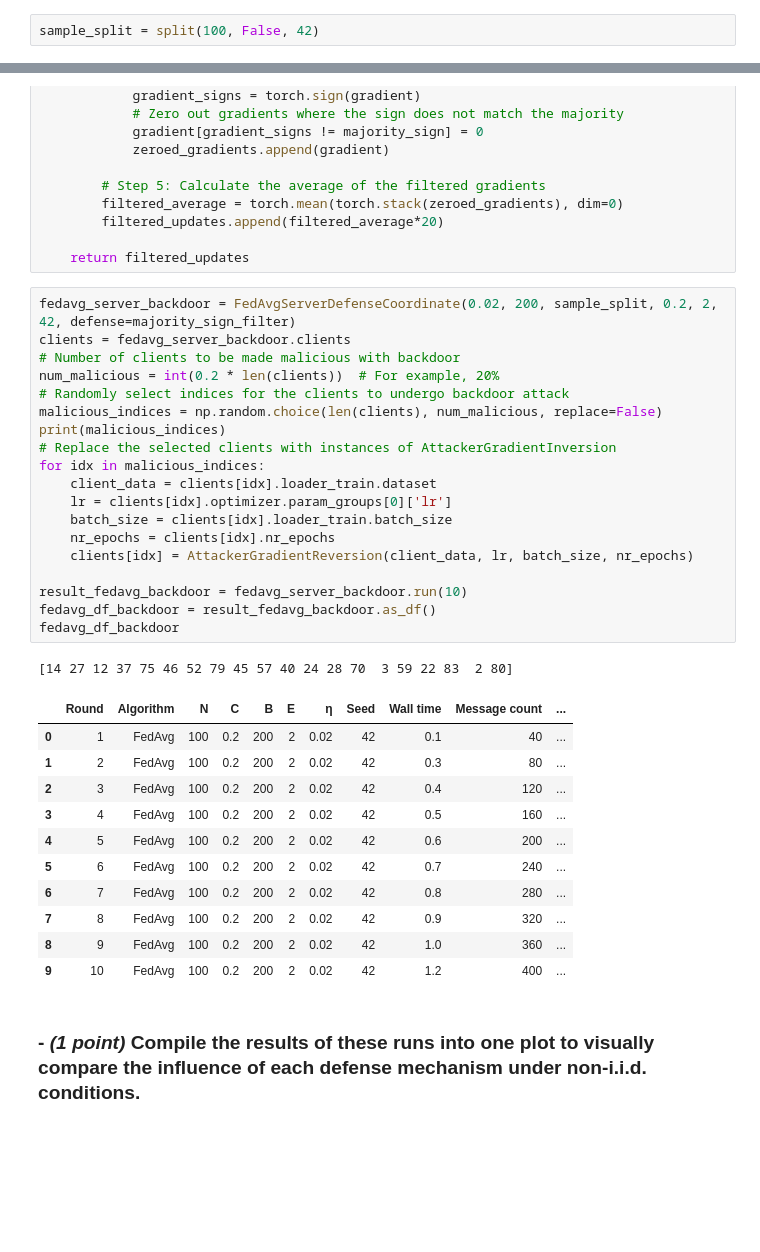
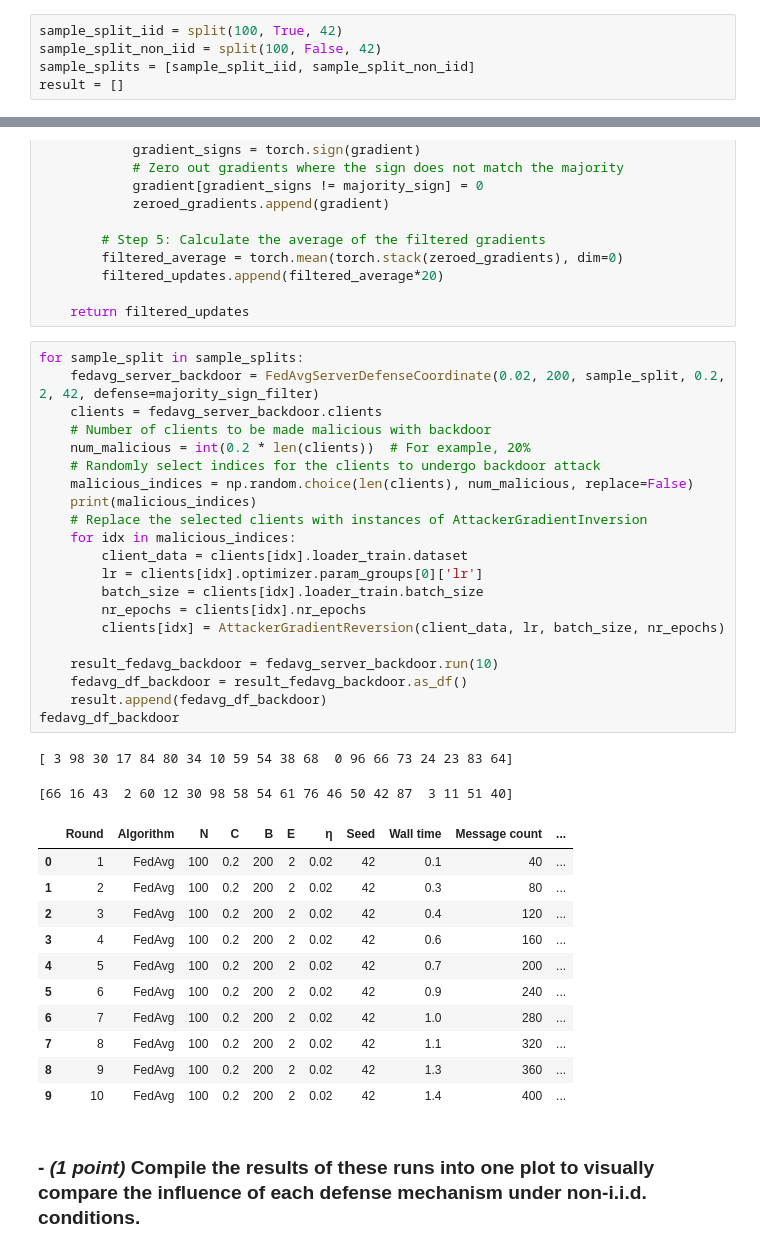
Before and after one commit to Sosekie/DDLS_Assignment, a Jupyter notebook: lab/Chenrui_hw-attacks.ipynb, the cells around one changed output, grey strips where cells are left out. Drawn from its saved outputs; the diff is of its cells as text; blank space fills up the shorter version.

```diff
--- a/lab/Chenrui_hw-attacks.ipynb
+++ b/lab/Chenrui_hw-attacks.ipynb
@@ -40,8 +40,11 @@ GPU Type: NVIDIA GeForce RTX 4090
 ### - _(1 point)_ Generate test accuracy for 10 rounds, both when there is no defense and when the defenses are `krum`, `multi_krum`, and `majority_sign`.
 # %% [markdown]
 Modify the data distribution among the clients to be non-i.i.d.
-# %%
-sample_split = split(100, False, 42)
+# %%
+sample_split_iid = split(100, True, 42)
+sample_split_non_iid = split(100, False, 42)
+sample_splits = [sample_split_iid, sample_split_non_iid]
+result = []
 # %%
 class GradWeightClient(Client):
     def __init__(self, client_data: Subset, lr: float, batch_size: int, nr_epochs: int) -> None:
@@ -426,36 +417,39 @@ def majority_sign_filter(all_updates):
 
     return filtered_updates
 # %%
-fedavg_server_backdoor = FedAvgServerDefenseCoordinate(0.02, 200, sample_split, 0.2, 2, 42, defense=majority_sign_filter)
-clients = fedavg_server_backdoor.clients
-# Number of clients to be made malicious with backdoor
-num_malicious = int(0.2 * len(clients))  # For example, 20%
-# Randomly select indices for the clients to undergo backdoor attack
-malicious_indices = np.random.choice(len(clients), num_malicious, replace=False)
-print(malicious_indices)
-# Replace the selected clients with instances of AttackerGradientInversion
-for idx in malicious_indices:
-    client_data = clients[idx].loader_train.dataset
-    lr = clients[idx].optimizer.param_groups[0]['lr']
-    batch_size = clients[idx].loader_train.batch_size
-    nr_epochs = clients[idx].nr_epochs
-    clients[idx] = AttackerGradientReversion(client_data, lr, batch_size, nr_epochs)
+for sample_split in sample_splits:
+    fedavg_server_backdoor = FedAvgServerDefenseCoordinate(0.02, 200, sample_split, 0.2, 2, 42, defense=majority_sign_filter)
+    clients = fedavg_server_backdoor.clients
+    # Number of clients to be made malicious with backdoor
+    num_malicious = int(0.2 * len(clients))  # For example, 20%
+    # Randomly select indices for the clients to undergo backdoor attack
+    malicious_indices = np.random.choice(len(clients), num_malicious, replace=False)
+    print(malicious_indices)
+    # Replace the selected clients with instances of AttackerGradientInversion
+    for idx in malicious_indices:
+        client_data = clients[idx].loader_train.dataset
+        lr = clients[idx].optimizer.param_groups[0]['lr']
+        batch_size = clients[idx].loader_train.batch_size
+        nr_epochs = clients[idx].nr_epochs
+        clients[idx] = AttackerGradientReversion(client_data, lr, batch_size, nr_epochs)
 
-result_fedavg_backdoor = fedavg_server_backdoor.run(10)
-fedavg_df_backdoor = result_fedavg_backdoor.as_df()
+    result_fedavg_backdoor = fedavg_server_backdoor.run(10)
+    fedavg_df_backdoor = result_fedavg_backdoor.as_df()
+    result.append(fedavg_df_backdoor)
 fedavg_df_backdoor
 # %% [output]
-[14 27 12 37 75 46 52 79 45 57 40 24 28 70  3 59 22 83  2 80]
+[ 3 98 30 17 84 80 34 10 59 54 38 68  0 96 66 73 24 23 83 64]
+[66 16 43  2 60 12 30 98 58 54 61 76 46 50 42 87  3 11 51 40]
 |  | Round | Algorithm | N | C | B | E | η | Seed | Wall time | Message count | ... |
 | 0 | 1 | FedAvg | 100 | 0.2 | 200 | 2 | 0.02 | 42 | 0.1 | 40 | ... |
 | 1 | 2 | FedAvg | 100 | 0.2 | 200 | 2 | 0.02 | 42 | 0.3 | 80 | ... |
 | 2 | 3 | FedAvg | 100 | 0.2 | 200 | 2 | 0.02 | 42 | 0.4 | 120 | ... |
-| 3 | 4 | FedAvg | 100 | 0.2 | 200 | 2 | 0.02 | 42 | 0.5 | 160 | ... |
-| 4 | 5 | FedAvg | 100 | 0.2 | 200 | 2 | 0.02 | 42 | 0.6 | 200 | ... |
-| 5 | 6 | FedAvg | 100 | 0.2 | 200 | 2 | 0.02 | 42 | 0.7 | 240 | ... |
-| 6 | 7 | FedAvg | 100 | 0.2 | 200 | 2 | 0.02 | 42 | 0.8 | 280 | ... |
-| 7 | 8 | FedAvg | 100 | 0.2 | 200 | 2 | 0.02 | 42 | 0.9 | 320 | ... |
-| 8 | 9 | FedAvg | 100 | 0.2 | 200 | 2 | 0.02 | 42 | 1.0 | 360 | ... |
-| 9 | 10 | FedAvg | 100 | 0.2 | 200 | 2 | 0.02 | 42 | 1.2 | 400 | ... |
+| 3 | 4 | FedAvg | 100 | 0.2 | 200 | 2 | 0.02 | 42 | 0.6 | 160 | ... |
+| 4 | 5 | FedAvg | 100 | 0.2 | 200 | 2 | 0.02 | 42 | 0.7 | 200 | ... |
+| 5 | 6 | FedAvg | 100 | 0.2 | 200 | 2 | 0.02 | 42 | 0.9 | 240 | ... |
+| 6 | 7 | FedAvg | 100 | 0.2 | 200 | 2 | 0.02 | 42 | 1.0 | 280 | ... |
+| 7 | 8 | FedAvg | 100 | 0.2 | 200 | 2 | 0.02 | 42 | 1.1 | 320 | ... |
+| 8 | 9 | FedAvg | 100 | 0.2 | 200 | 2 | 0.02 | 42 | 1.3 | 360 | ... |
+| 9 | 10 | FedAvg | 100 | 0.2 | 200 | 2 | 0.02 | 42 | 1.4 | 400 | ... |
 # %% [markdown]
 ### - _(1 point)_ Compile the results of these runs into one plot to visually compare the influence of each defense mechanism under non-i.i.d. conditions.
```
Also changed, not shown: parts of 24 cells of this notebook.
